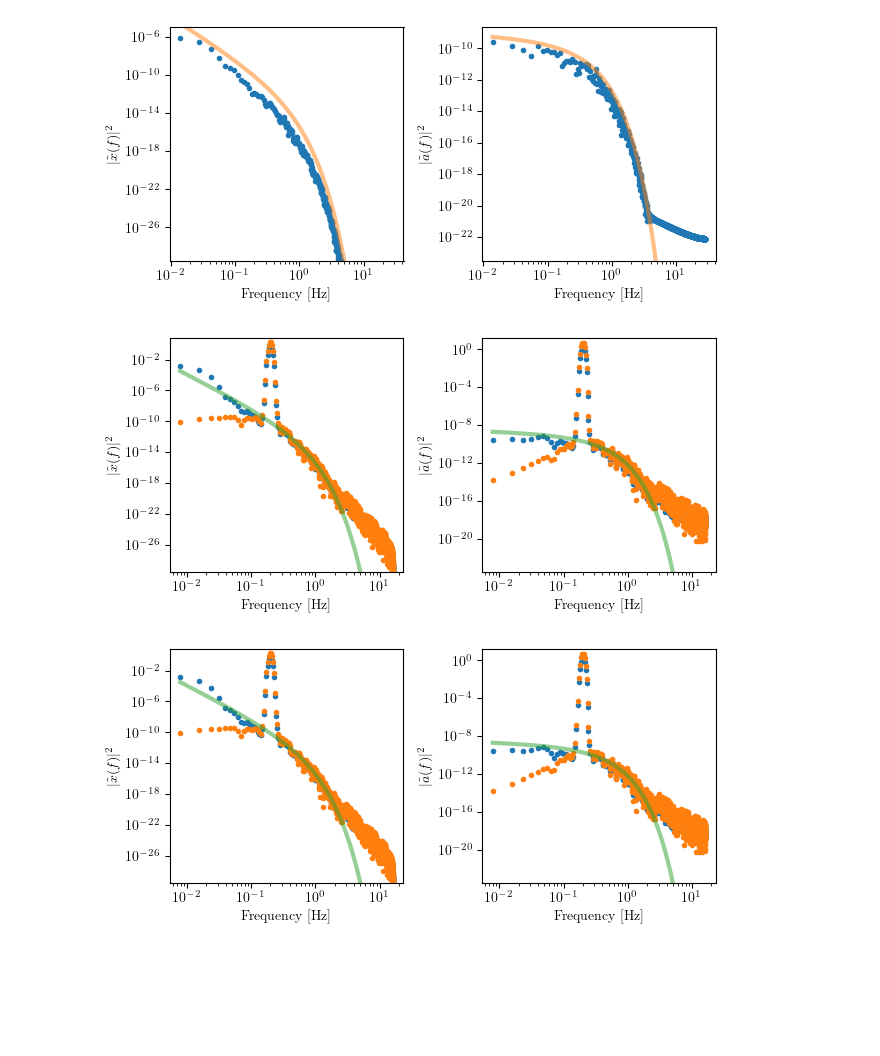
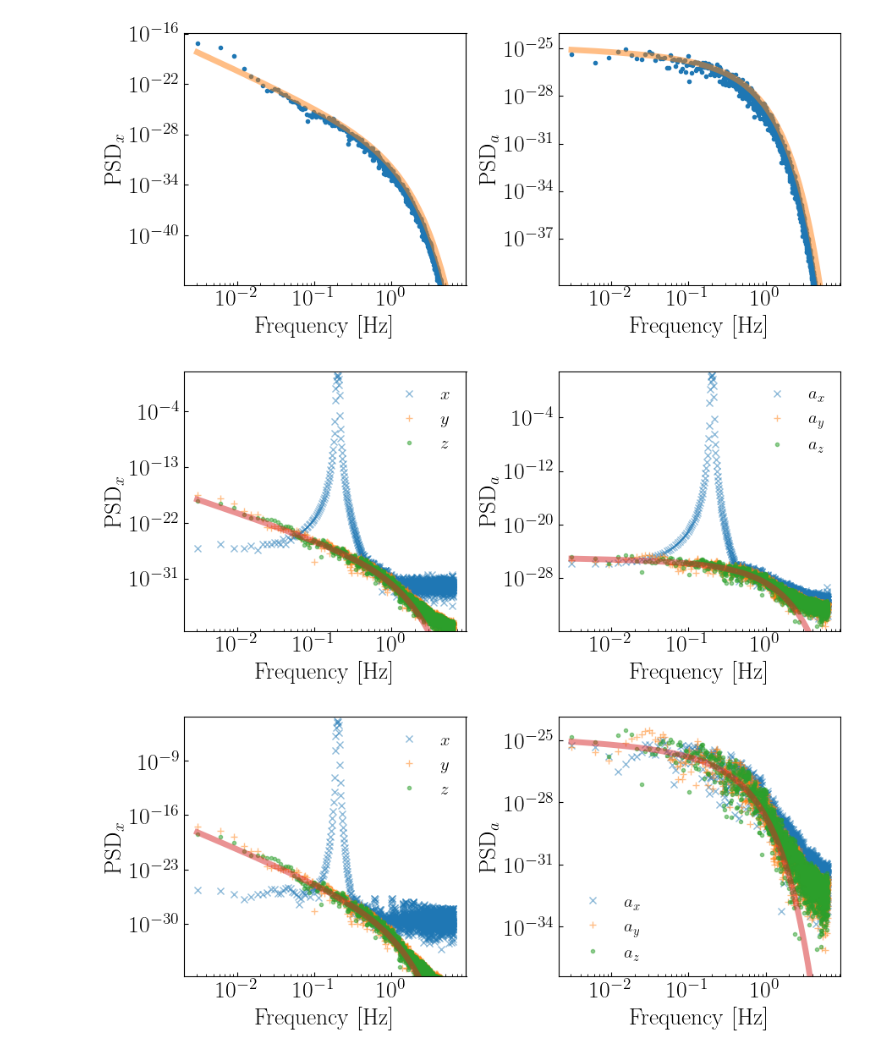
Before and after one commit to hjkim0620/ULDM_HarmonicOscillator, a Jupyter notebook: ULDM_HarmonicOscillator.ipynb, the cells around one changed output. Cells and saved outputs as stored; diff of their text form; code cells hidden in the pictures; blank space fills up the shorter version.

```diff
--- a/ULDM_HarmonicOscillator.ipynb
+++ b/ULDM_HarmonicOscillator.ipynb
@@ -19,6 +19,7 @@ from matplotlib.animation import FuncAnimation
 from matplotlib.animation import PillowWriter
 from matplotlib.animation import FFMpegWriter
 
-from ULDM_Simulator import ULDM_Simulator
+from ULDM_Simulator import *
 
 plt.rcParams['text.usetex'] = True
+plt.style.use('./myplot.mplstyle')
@@ -220,9 +192,10 @@ sim_FP.solve()
 # %%
 util = Utility(sim_FP)
 # %%
-util.plot_PS()
+fig = util.plot_PS(window=[True,False]);
+# fig.savefig('./figs/freeParticlePSD.pdf')
 # %% [output]
-[figure, old version]
+[figure, new version]
 # %%
 class ULDM_HarmonicOscillator(ULDM_Simulator):
     def __init__(self, f_osc, dist='Iso_Gaussian', L=5, N=64, kJ=1e-3):
@@ -294,3 +320,3 @@ class ULDM_HarmonicOscillator(ULDM_Simulator):
 # %%
-sim_HO = ULDM_HarmonicOscillator(f_osc=2e-1, L=20)
+sim_HO = ULDM_HarmonicOscillator(L=32, kJ=1e-3, f_osc=2e-1)
 sim_HO.solve()
@@ -297,8 +325,17 @@ sim_HO.solve()
 # %%
 plot_HO = Utility(sim_HO)
 # %%
-plot_HO.plot_PS()
-plot_HO.plot_PS()
+fig = plot_HO.plot_PS(window=[True,True],
+                      each=[True,True],
+                      subtracted=False);
+
+fig.savefig('./figs/SHO_before_subtraction.pdf')
+
+fig = plot_HO.plot_PS(window=[True,True],
+                      each=[True,True],
+                      subtracted=True);
+
+fig.savefig('./figs/SHO_after_subtraction.pdf')
 # %% [output]
-[figure, old version]
+[figure, new version]
-[figure, old version]
+[figure, new version]
```
Also changed, not shown: parts of 19 cells of this notebook, 8 other files.
